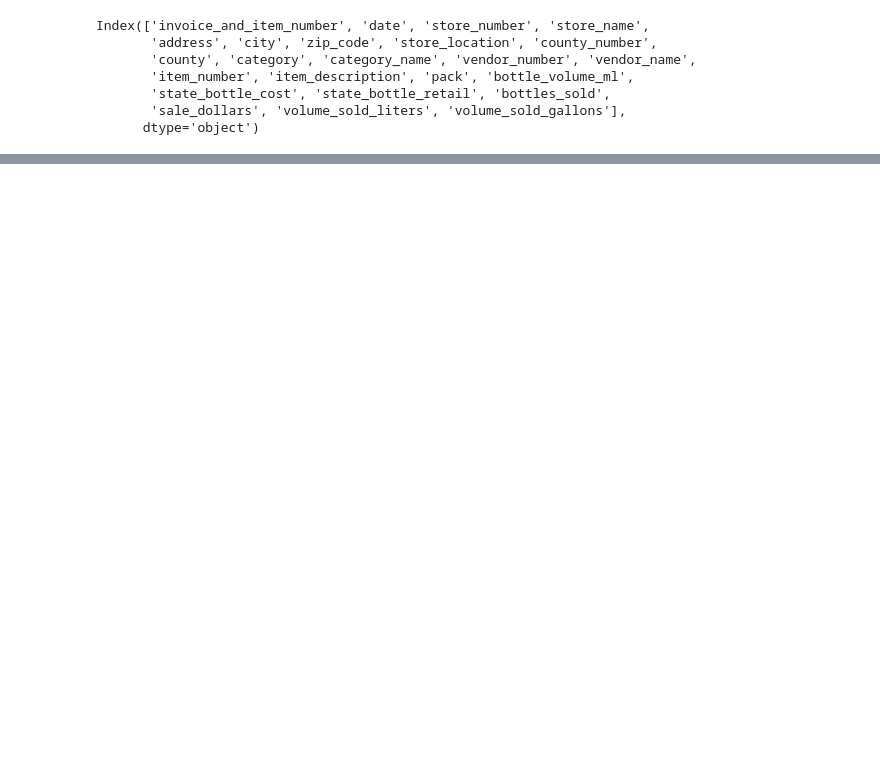
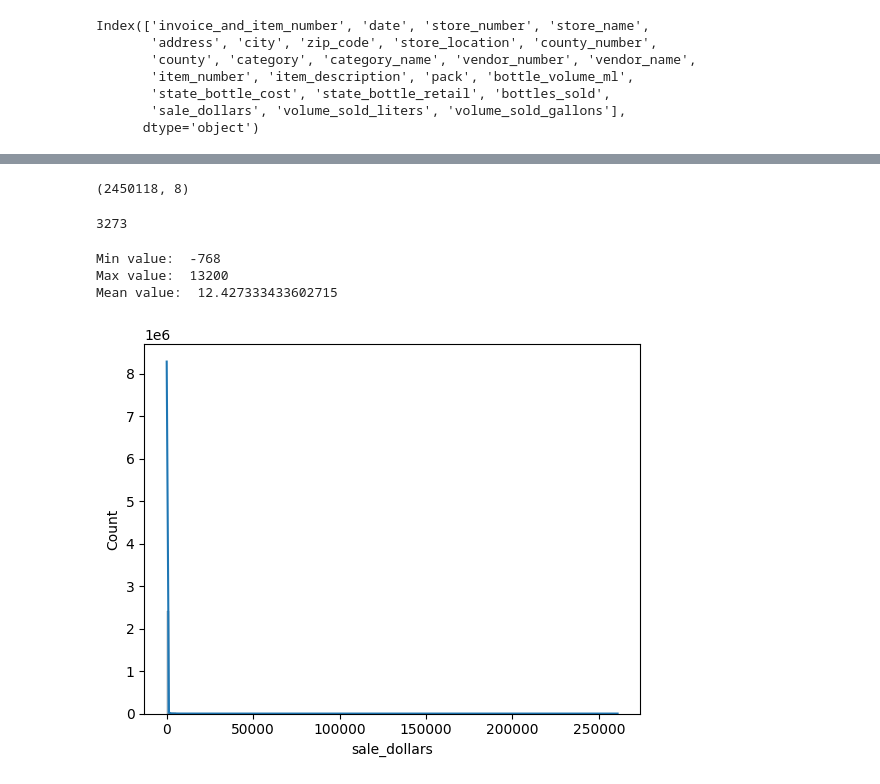
Before and after one commit to hilinski/liquor_demand_forecasting, a Jupyter notebook: notebooks/david.ipynb, the cells around one changed output, grey strips where cells are left out. Cells and saved outputs as stored; diff of their text form; code cells hidden in the pictures; blank space fills up the shorter version.

```diff
--- a/notebooks/david.ipynb
+++ b/notebooks/david.ipynb
@@ -71,0 +138,3 @@ Index(['invoice_and_item_number', 'date', 'store_number', 'store_name',
+# %%
+df = df.drop('county_number', axis=1)
+df = df.dropna(subset=['store_location','address','city','zip_code','county'])
@@ -221,0 +274,2 @@ Name: count, Length: 7103, dtype: int64
+# %%
+df_numeric = df.select_dtypes(include=['Int64','float64'])
@@ -221,0 +344,2 @@ Name: count, Length: 7103, dtype: int64
+# %%
+df_numeric = df_numeric[df_numeric['bottles_sold']>=0]
@@ -221,0 +358,22 @@ Name: count, Length: 7103, dtype: int64
+# %%
+df_numeric.shape
+# %% [output]
+(2450118, 8)
+# %%
+2453391-2450118
+# %% [output]
+3273
+# %%
+print("Min value: ",df_numeric['bottles_sold'].min())
+print("Max value: ",df_numeric['bottles_sold'].max())
+print("Mean value: ",df_numeric['bottles_sold'].mean())
+# %% [output]
+Min value:  -768
+Max value:  13200
+Mean value:  12.427333433602715
+# %%
+##Para checar su distribución ( histograma )
+sns.histplot(df_numeric['sale_dollars'], bins=200,kde = True)
+plt.show()
+# %% [output]
+[figure, added]
```
Also changed, not shown: parts of 53 cells of this notebook, 5 other files.
